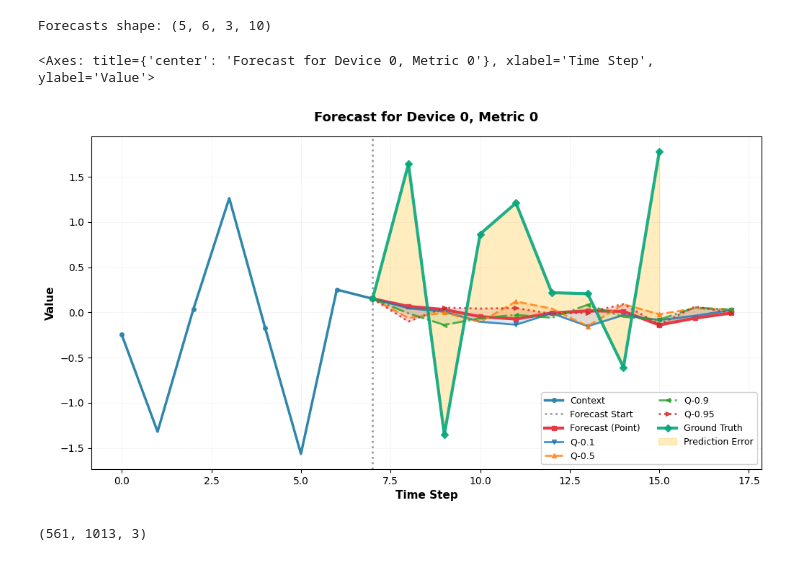
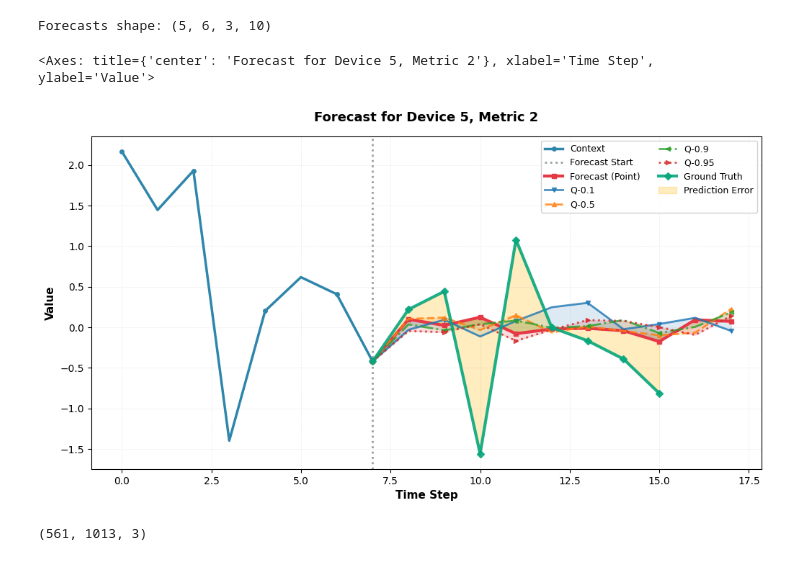
Before and after one commit to thiomajid/netbelief, a Jupyter notebook: notebooks/lstm_test.ipynb, the cells around one changed output. Saved outputs shown, nothing was run; the diff lists cells and outputs as text; code cells hidden in the pictures.

```diff
--- a/notebooks/lstm_test.ipynb
+++ b/notebooks/lstm_test.ipynb
@@ -92,29 +93,31 @@ print(f"Forecasts shape: {forecasts.point_predictions.shape}")
 # %% [output]
 Forecasts shape: (5, 6, 3, 10)
 # %%
-batch_id = 0
-metric_id, device_id = 0, 0
+batch, devices, metrics, _ = context.shape
+
+batch_id = random.randint(0, batch - 1)
+metric_id, device_id = random.randint(0, metrics - 1), random.randint(0, devices - 1)
 
 # Select specific batch, device, and metric for visualization
 t_context = context[batch_id, device_id, metric_id, :]
 t_forecast = forecasts.point_predictions[batch_id, device_id, metric_id, :]
 t_quantiles = forecasts.quantile_predictions[:, batch_id, device_id, metric_id, :]
 t_ground_truth = ground_truth[batch_id, device_id, metric_id, :]
 
 
 fig, ax = plt.subplots(figsize=(12, 6))
 plot_forecast(
     context=t_context,
     forecasts=t_forecast,
     quantile_forecasts=t_quantiles,
     quantiles=config.quantiles,
     ground_truth=t_ground_truth,
     ax=ax,
     title=f"Forecast for Device {device_id}, Metric {metric_id}",
 )
 # %% [output]
-<Axes: title={'center': 'Forecast for Device 0, Metric 0'}, xlabel='Time Step', ylabel='Value'>
+<Axes: title={'center': 'Forecast for Device 5, Metric 2'}, xlabel='Time Step', ylabel='Value'>
-[figure, old version]
+[figure, new version]
 # %%
 with io.BytesIO() as buffer:
     fig.savefig(buffer, format="png", bbox_inches="tight")
```
Also changed, not shown: parts of 2 cells of this notebook, 4 other files.
